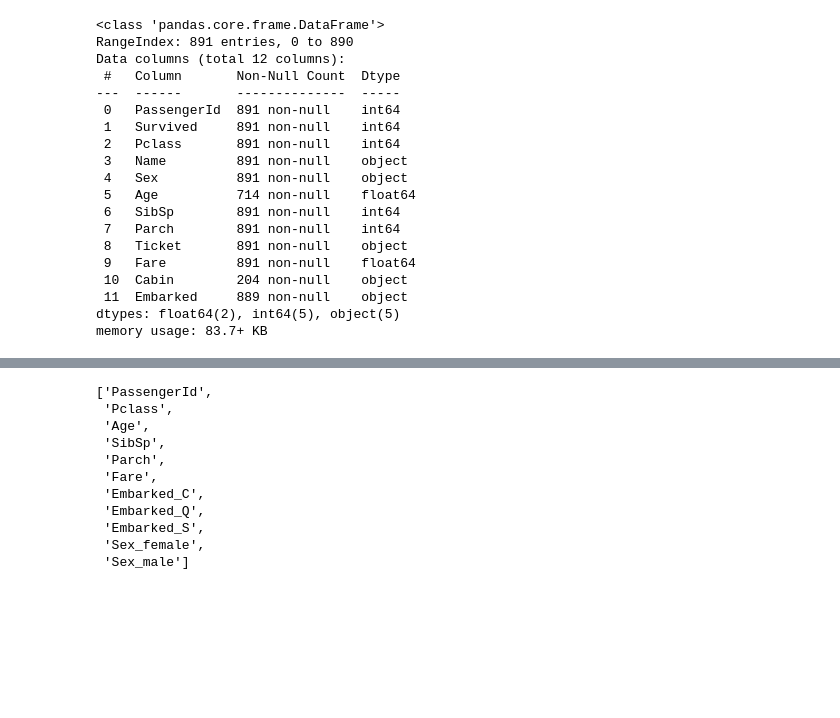
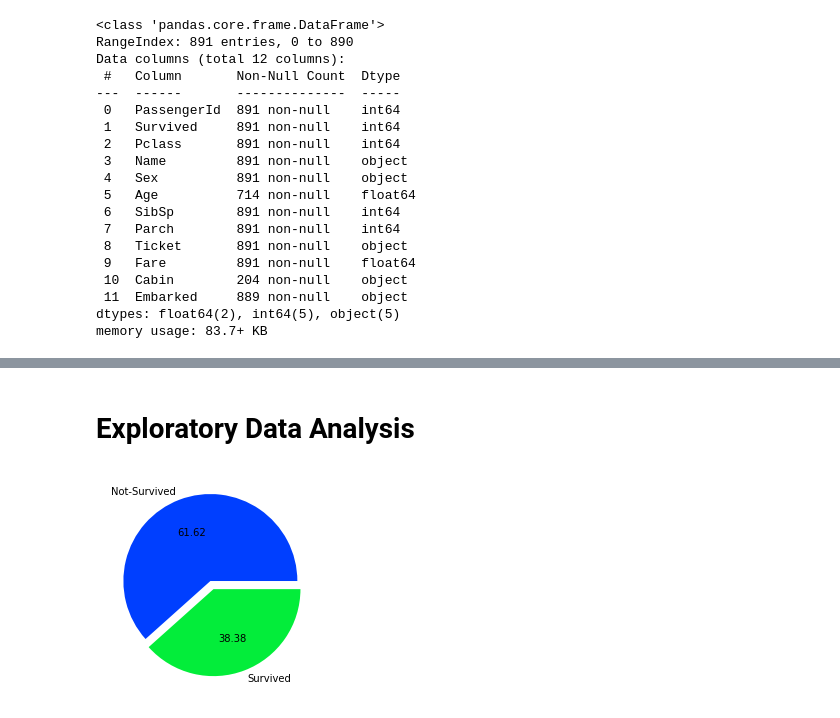
Before and after one commit to Deepakvk18/Machine-Learning, a Jupyter notebook: titanic-survival-prediction.ipynb, the cells around one changed output, grey strips where cells are left out. Drawn from its saved outputs; the diff is of its cells as text; code cells hidden in the pictures; blank space fills up the shorter version.

Commit message:
Kaggle Notebook | Titanic Survival Prediction | Version 9

```diff
--- a/titanic-survival-prediction.ipynb
+++ b/titanic-survival-prediction.ipynb
@@ -49 +111,11 @@ memory usage: 83.7+ KB
+# %%
+def impute_data(dataframe):
+    #Filling in the na values of Embarked column as S as
+                                    #It is where most of the passengers boarded the ship
+    dataframe['Embarked'].fillna('S', inplace = True)
+
+    #Filling in na values of Age column by mean of
+    dataframe.Age.fillna(train_df.Age.mean(), inplace = True)
+    dataframe.Fare.fillna(test_df.Fare.mean(), inplace=True)
+    return dataframe
 # %%
@@ -64,10 +136 @@ Embarked         2
 dtype: int64
-# %%
-#S is filled in place of nan values in Embarked column as it is where most of the passengers boarded the ship
-train_df.Embarked.fillna('S', inplace = True)
-test_df.Embarked.fillna('S', inplace = True)
-
-#By grouping the columns by sex and survived or not, I fill in the na values in the age column
-train_df.Age = train_df.Age.fillna(train_df.Age.mean())
-test_df.Age = test_df.Age.fillna(train_df.Age.mean())
-train_df.sample(5)
@@ -83,32 +137,8 @@ test_df.Fare.fillna(test_df.Fare.mean(), inplace=True)
-# %%
-#Dropping the Ticket number and Fare column as survival does not depend on those columns
-#Also dropping Cabin column as it has more than 60% of nan values and name has nothing to do with the survival as well
-train_df.drop(['Cabin', 'Name'], axis = 1, inplace = True)
-test_df.drop(['Cabin', 'Name'], axis = 1, inplace = True)
-# %%
-#One Hot Encoding of Embarked Column
-encoded_cols = pd.get_dummies(train_df[['Embarked','Sex']]).columns
-train_df[encoded_cols] = pd.get_dummies(train_df[['Embarked','Sex']])
-
-encoded_cols = pd.get_dummies(test_df[['Embarked','Sex']]).columns
-test_df[encoded_cols] = pd.get_dummies(test_df[['Embarked','Sex']])
-# %%
-input_columns = train_df.select_dtypes(np.number).columns
-target_cols = ['Survived']
-input_cols = []
-for input_column in input_columns:
-    if input_column not in target_cols:
-        input_cols.append(input_column)
-input_cols
-# %% [output]
-['PassengerId',
- 'Pclass',
- 'Age',
- 'SibSp',
- 'Parch',
- 'Fare',
- 'Embarked_C',
- 'Embarked_Q',
- 'Embarked_S',
- 'Sex_female',
- 'Sex_male']
+# %% [markdown]
+# Exploratory Data Analysis
+# %%
+eda_df = impute_data(train_df).fillna('Uncategorized')
+pie_df = train_df[['Survived','PassengerId']].groupby(by = 'Survived').count()
+plt.pie(x=pie_df['PassengerId'], labels=['Not-Survived','Survived'],explode=[0.05,0.05], autopct='%.2f');
+# %% [output]
+[figure, added]
```
Also changed, not shown: parts of 74 cells of this notebook.
